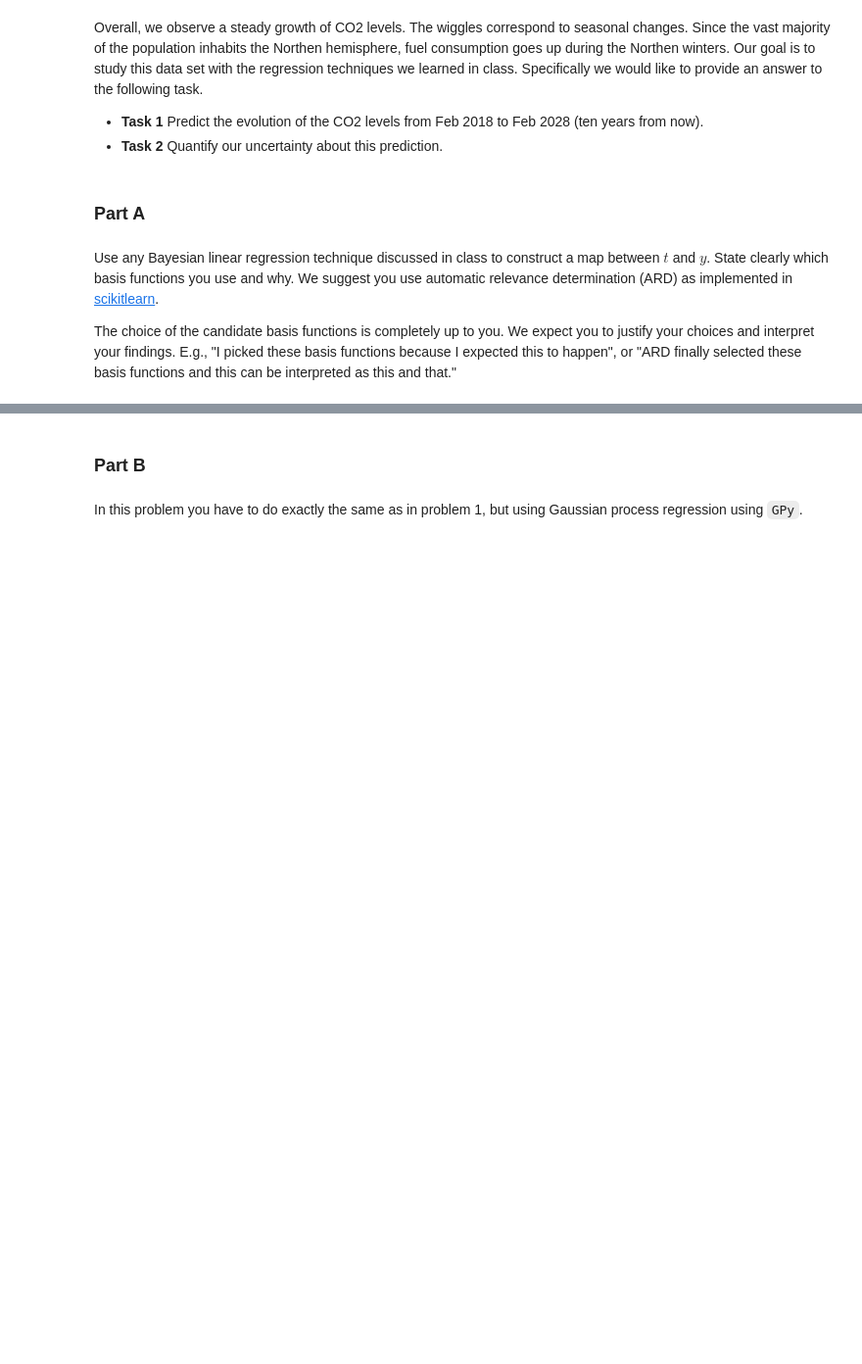
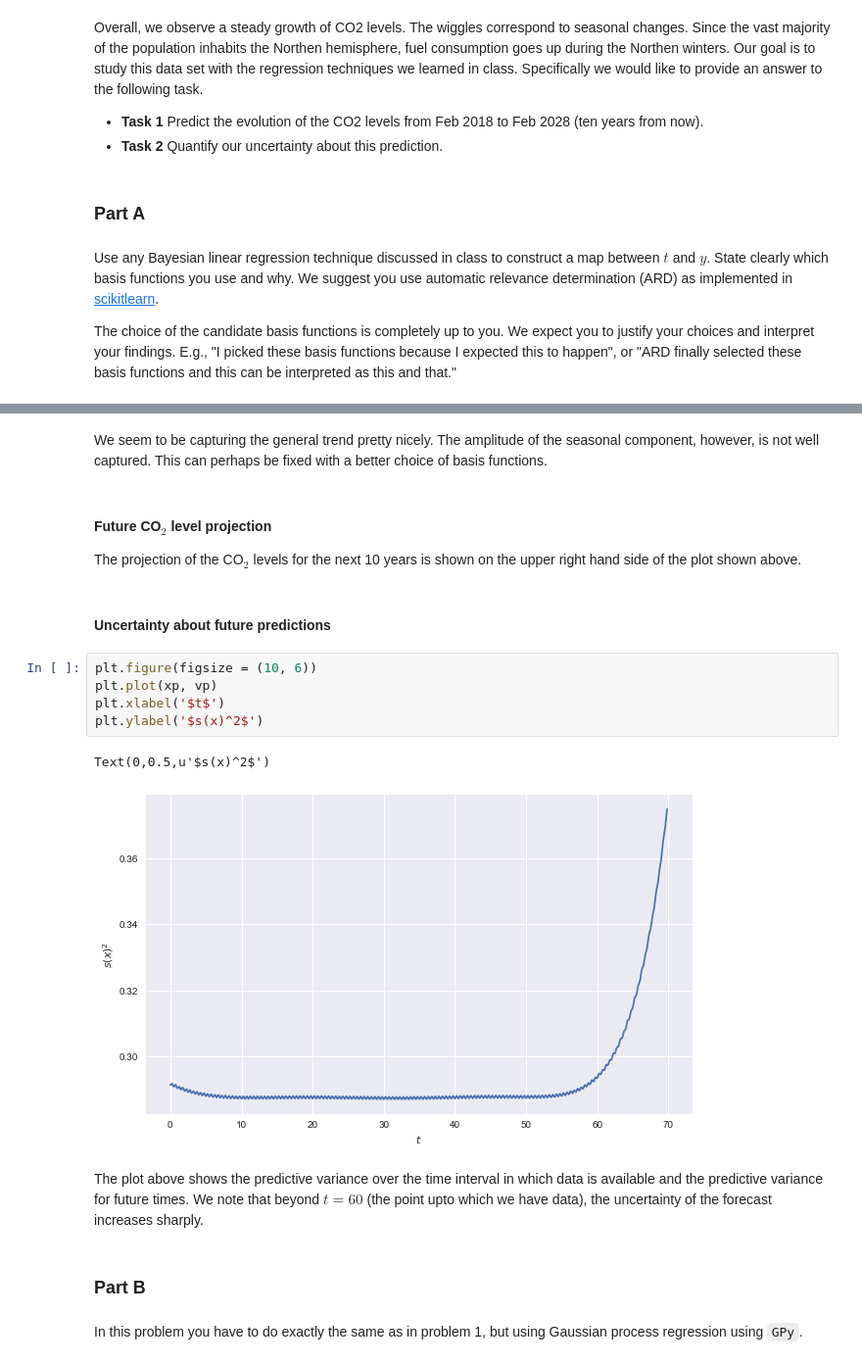
Before and after one commit to PredictiveScienceLab/uq-course, a Jupyter notebook: homeworks/hw_04.ipynb, the cells around one changed output, grey strips where cells are left out. Shown at 98% size. Drawn from its saved outputs; the diff is of its cells as text; blank space fills up the shorter version.

```diff
--- a/homeworks/hw_04.ipynb
+++ b/homeworks/hw_04.ipynb
@@ -65,3 +155,21 @@ The choice of the candidate basis functions is completely up to you. We expect y
+# %% [markdown]
+We seem to be capturing the general trend pretty nicely. The amplitude of the seasonal component, however, is not well captured. This can perhaps be fixed with a better choice of basis functions.
+# %% [markdown]
+#### Future CO$_2$ level projection
+
+The projection of the CO$_2$ levels for the next 10 years is shown on the upper right hand side of the plot shown above.
+# %% [markdown]
+#### Uncertainty about future predictions
+# %%
+plt.figure(figsize = (10, 6))
+plt.plot(xp, vp)
+plt.xlabel('$t$')
+plt.ylabel('$s(x)^2$')
+# %% [output]
+Text(0,0.5,u'$s(x)^2$')
+[figure, added]
+# %% [markdown]
+The plot above shows the predictive variance over the time interval in which data is available and the predictive variance for future times. We note that beyond $t = 60$ (the point upto which we have data), the uncertainty of the forecast increases sharply.
 # %% [markdown]
 ### Part B
 # %% [markdown]
```
Also changed, not shown: parts of 42 cells of this notebook, 2 other files.
